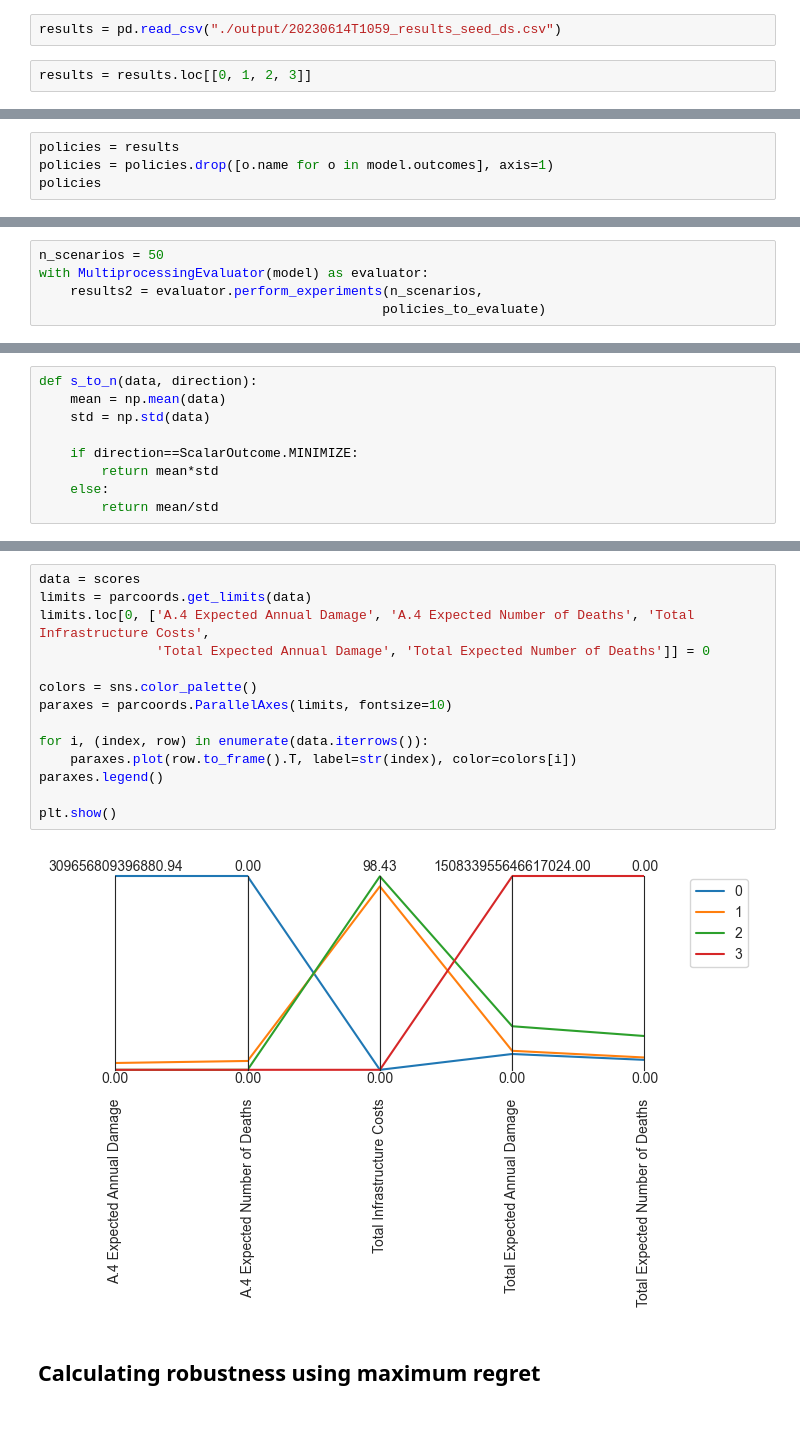
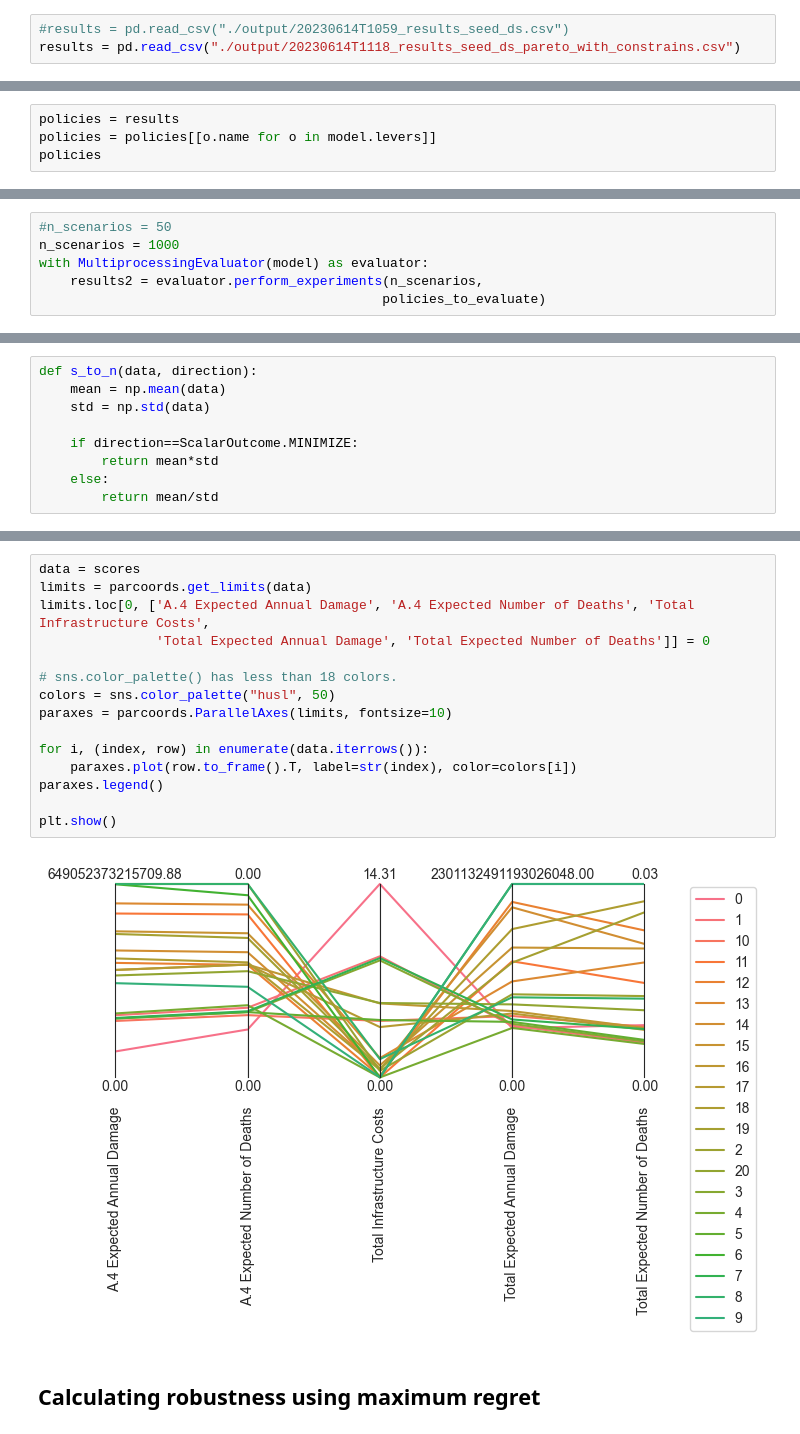
Before and after one commit to ghsher/epa1361_group15, a Jupyter notebook: final assignment/Robustness_DS.ipynb, the cells around one changed output, grey strips where cells are left out. Cells and saved outputs as stored; diff of their text form.

Commit message:
Update robustness_ds, so that it runs for bigger policy set that remains after constraints are applied.

```diff
--- a/final assignment/Robustness_DS.ipynb
+++ b/final assignment/Robustness_DS.ipynb
@@ -18,13 +18,12 @@ from ema_workbench import (
     Policy
 )
 # %%
-results = pd.read_csv("./output/20230614T1059_results_seed_ds.csv")
+#results = pd.read_csv("./output/20230614T1059_results_seed_ds.csv")
+results = pd.read_csv("./output/20230614T1118_results_seed_ds_pareto_with_constrains.csv")
-# %%
-results = results.loc[[0, 1, 2, 3]]
 # %%
 model, steps = get_model_for_problem_formulation(7)
 # %%
 policies = results
-policies = policies.drop([o.name for o in model.outcomes], axis=1)
+policies = policies[[o.name for o in model.levers]]
 policies
 # %% [output]
@@ -40,7 +51,8 @@ policies_to_evaluate = []
 for _, policy in policies.iterrows():
     policies_to_evaluate.append(Policy(str(_), **policy.to_dict()))
 # %%
-n_scenarios = 50
+#n_scenarios = 50
+n_scenarios = 1000
 with MultiprocessingEvaluator(model) as evaluator:
     results2 = evaluator.perform_experiments(n_scenarios,
                                             policies_to_evaluate)
@@ -80,19 +104,20 @@ scores
 # %%
 data = scores
 limits = parcoords.get_limits(data)
 limits.loc[0, ['A.4 Expected Annual Damage', 'A.4 Expected Number of Deaths', 'Total Infrastructure Costs',
                'Total Expected Annual Damage', 'Total Expected Number of Deaths']] = 0
 
-colors = sns.color_palette()
+# sns.color_palette() has less than 18 colors.
+colors = sns.color_palette("husl", 50)
 paraxes = parcoords.ParallelAxes(limits, fontsize=10)
 
 for i, (index, row) in enumerate(data.iterrows()):
     paraxes.plot(row.to_frame().T, label=str(index), color=colors[i])
 paraxes.legend()
 
 plt.show()
 # %% [output]
-[figure, old version]
+[figure, new version]
 # %% [markdown]
 ## Calculating robustness using maximum regret
 # %% [markdown]
```
Also changed, not shown: parts of 5 cells of this notebook.
